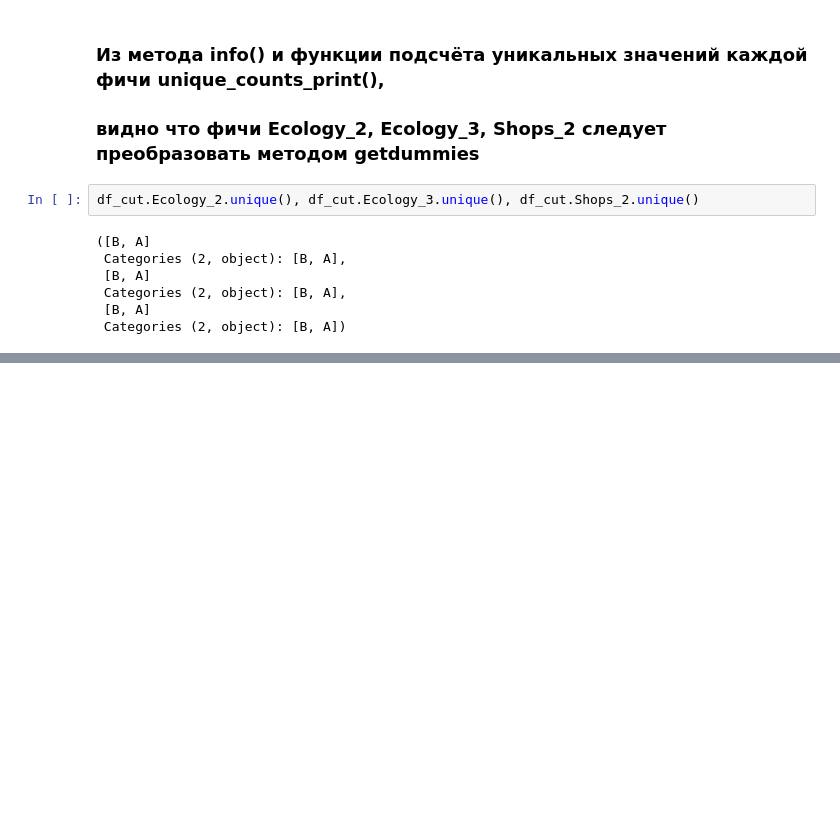
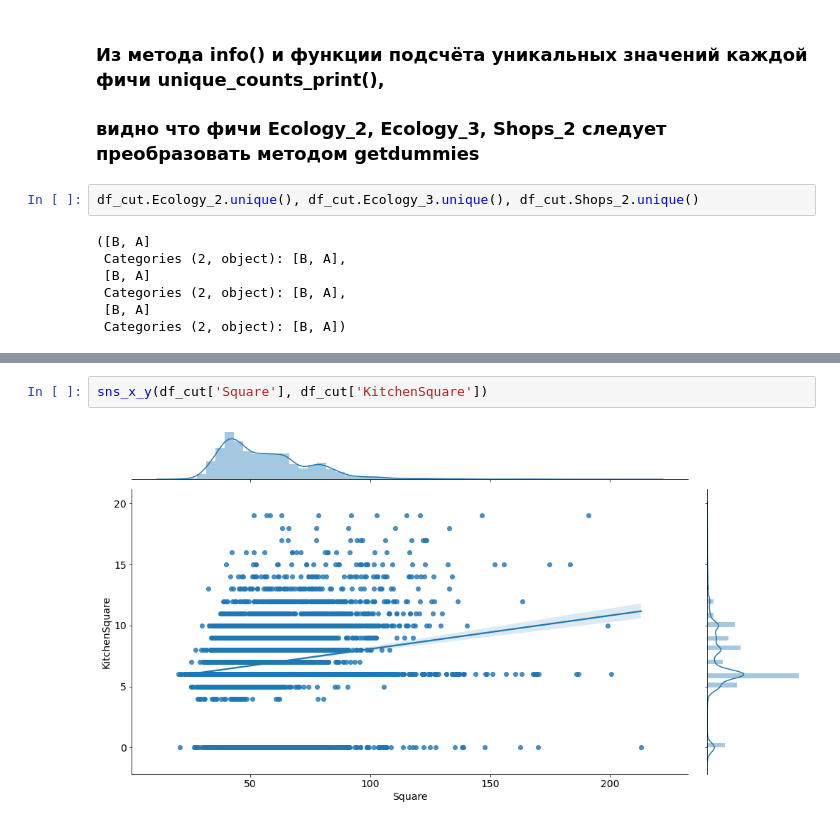
Before and after one commit to StasOzerov/DataSciencePythonLibs, a Jupyter notebook: Coursework_PythonLibs_part1/Coursework.ipynb, the cells around one changed output, grey strips where cells are left out. Saved outputs shown, nothing was run; the diff lists cells and outputs as text; blank space fills up the shorter version.

```diff
--- a/Coursework_PythonLibs_part1/Coursework.ipynb
+++ b/Coursework_PythonLibs_part1/Coursework.ipynb
@@ -860,0 +944,4 @@ df_cut.Ecology_2.unique(), df_cut.Ecology_3.unique(), df_cut.Shops_2.unique()
+# %%
+sns_x_y(df_cut['Square'], df_cut['KitchenSquare'])
+# %% [output]
+[figure, added]
```
Also changed, not shown: parts of 19 cells of this notebook.
